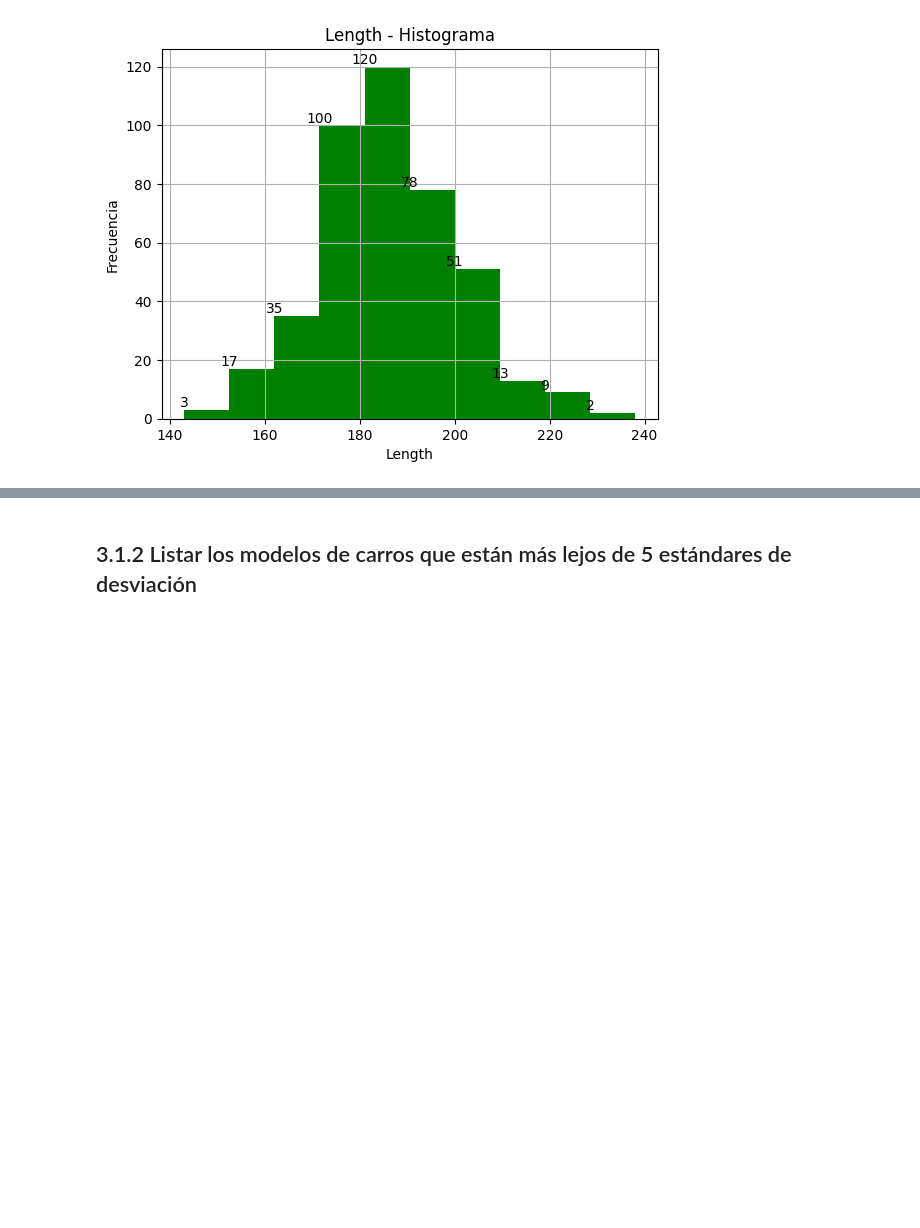
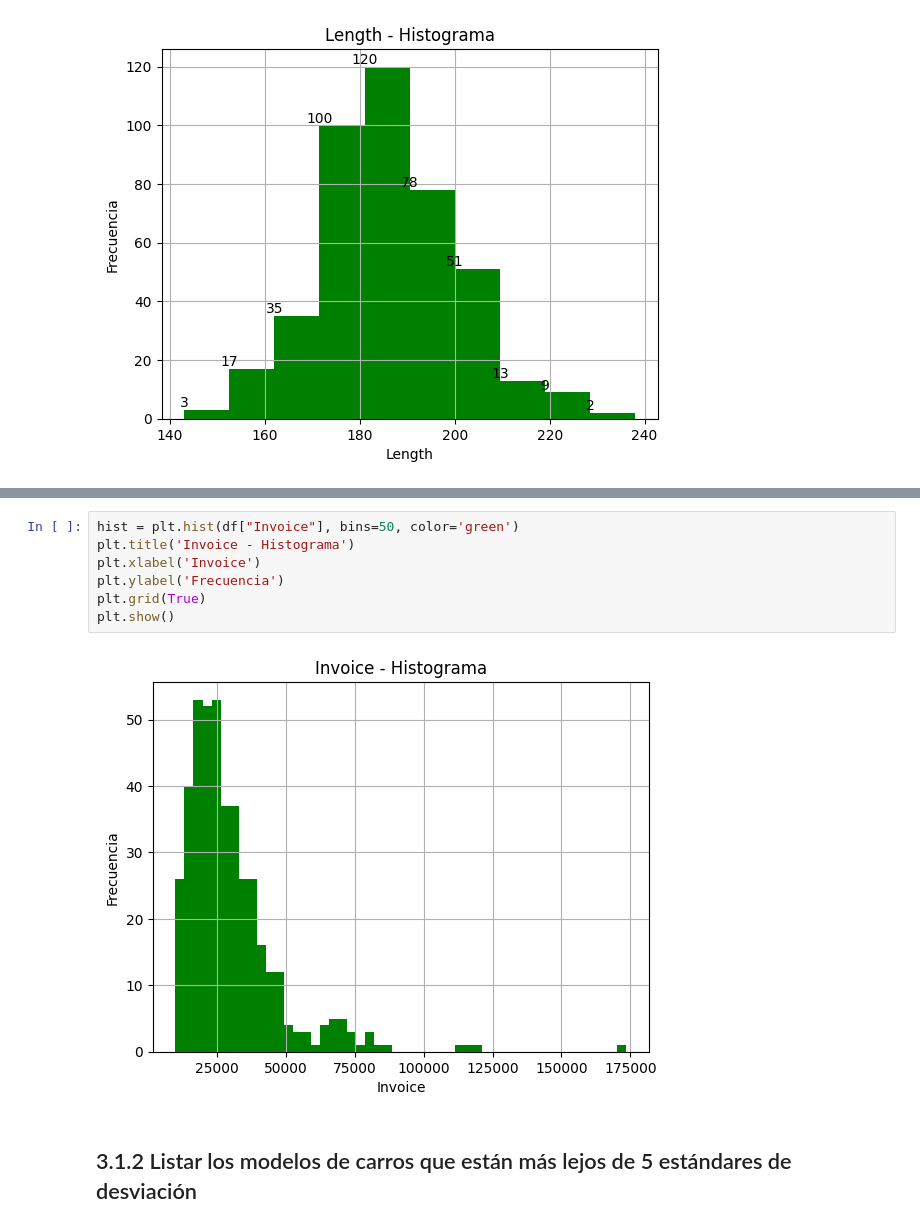
Before and after one commit to MiguelRiosT/Estadistica3_2023-2, a Jupyter notebook: Tarea1/src/notebook/Punto3.ipynb, the cells around one changed output, grey strips where cells are left out. Drawn from its saved outputs; the diff is of its cells as text; blank space fills up the shorter version.

```diff
--- a/Tarea1/src/notebook/Punto3.ipynb
+++ b/Tarea1/src/notebook/Punto3.ipynb
@@ -309,3 +323,12 @@ plt.show()
+# %%
+hist = plt.hist(df["Invoice"], bins=50, color='green')
+plt.title('Invoice - Histograma')
+plt.xlabel('Invoice')
+plt.ylabel('Frecuencia')
+plt.grid(True)
+plt.show()
+# %% [output]
+[figure, added]
 # %% [markdown]
 ## 3.1.2 Listar los modelos de carros que están más lejos de 5 estándares de desviación
 # %%
```
Also changed, not shown: parts of 8 cells of this notebook.
